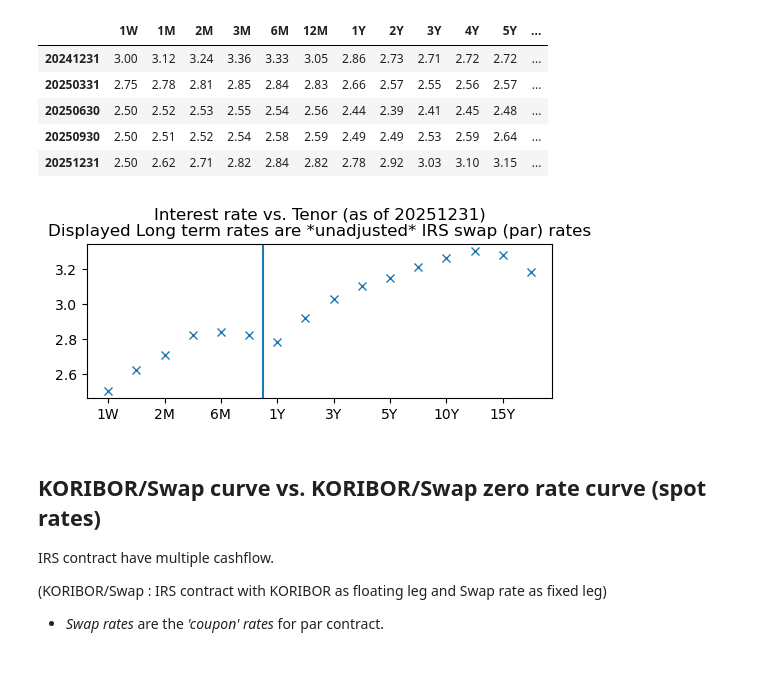
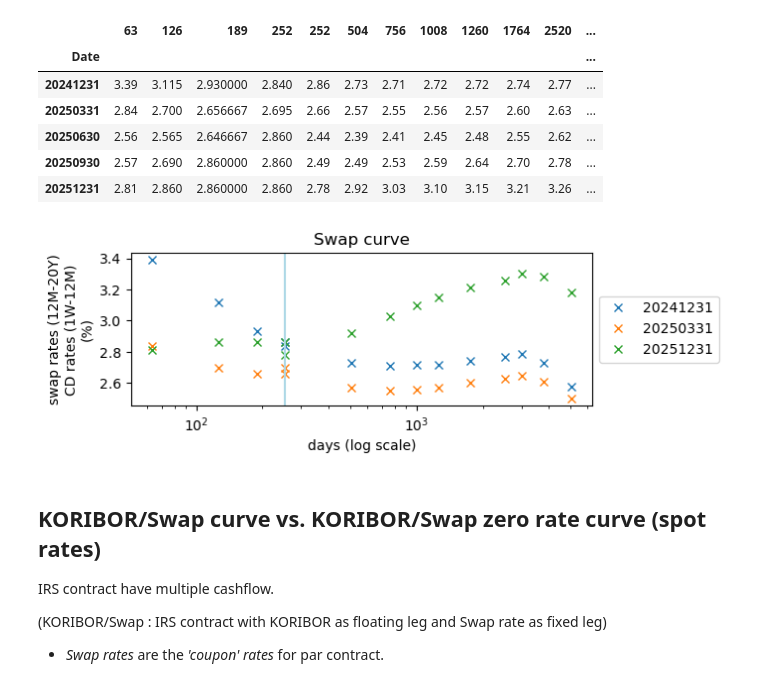
Before and after one commit to Thessal/derivatives, a Jupyter notebook: swap/x01_swap.ipynb, the cells around one changed output. Drawn from its saved outputs; the diff is of its cells as text; code cells hidden in the pictures.

Commit message:
floating leg of KRW IRS is CD91

```diff
--- a/swap/x01_swap.ipynb
+++ b/swap/x01_swap.ipynb
@@ -43,3 +47,16 @@ df_irs
 | 20251231 | Receive | 2.79 | 2.93 | 3.04 | 3.10 | 3.16 | 3.22 | 3.27 | 3.30 | 3.29 | 3.19 |
 |  | Mid | 2.78 | 2.92 | 3.03 | 3.10 | 3.15 | 3.21 | 3.26 | 3.30 | 3.28 | 3.18 |
 |  | Pay | 2.77 | 2.91 | 3.02 | 3.08 | 3.14 | 3.20 | 3.25 | 3.28 | 3.27 | 3.17 |
+# %%
+# Rates data inspection
+df_irs_mid = df_irs.loc[(slice(None), "Mid"), :].droplevel(1, axis=0)
+
+df_comparison = pd.DataFrame({
+    "CD91": df_cd91.loc[df_irs.index.get_level_values(0).unique()][" CD91"],
+    "KORIBOR 3M 12M ratio": df_koribor["12M"] / df_koribor["3M"],
+    "Swap rate 1Y": df_irs.loc[(slice(None), "Mid"), "1Y"].droplevel(1),
+})
+
+df_comparison["CD252 (estim)"] = df_comparison["CD91"] * df_comparison["KORIBOR 3M 12M ratio"]
+df_comparison["CD252 (forward looking)"] = df_comparison["CD91"].rolling(4).mean().shift(-3)
+df_comparison.drop("KORIBOR 3M 12M ratio", axis=1).plot(title="Maybe 1Y swap rate is a predictior of CD91", figsize=(5,3), marker="x")
@@ -45,0 +66,10 @@ df_irs
+# %%
+## Assuming '3M swap rate' by assuming that swap traders knows the cd91 in advance
+cd91 = df_cd91.loc[df_irs_mid.index]
+cd182 = cd91.rolling(2).mean().shift(-1).fillna(df_irs_mid.loc["20241231", "1Y"])
+cd273 = cd91.rolling(3).mean().shift(-2).fillna(df_irs_mid.loc["20241231", "1Y"])
+cd364 = cd91.rolling(4).mean().shift(-3).fillna(df_irs_mid.loc["20241231", "1Y"])
+df_irs_estim = pd.concat({
+    "3M": cd91, "6M": cd182, "9M": cd273, "12M": cd364
+}, axis=1).droplevel(1, axis=1)
+df_irs_estim
@@ -46,18 +84,25 @@ df_irs
 # %%
 df_irs_mid = df_irs.loc[(slice(None), "Mid"), :].droplevel(1)
-df_concat = pd.concat([df_koribor, df_irs_mid], axis=1).astype(float)
-df_concat.iloc[-1].plot(figsize=(6,2), marker="x", lw=0, title="Interest rate vs. Tenor (as of 20251231)\nDisplayed Long term rates are *unadjusted* IRS swap (par) rates")
-plt.axvline(5.5)
-
+df_concat = pd.concat([df_irs_estim, df_irs_mid], axis=1).copy().astype(float)
+df_concat.columns = df_concat.columns.map(lambda x: int(x[:-1]) * {"W":5, "M":21, "Y":252}[x[-1]])
+df_concat.iloc[[0,1,-1]].T.plot(
+    figsize=(6,2), marker="x", lw=0, logx=True,
+    xlabel="days (log scale)",
+    ylabel="swap rates (12M-20Y)\nCD rates (1W-12M)\n(%)",
+    title="Swap curve"
+    )
+plt.axvline(252, color="lightblue")
+plt.legend(loc='center left', bbox_to_anchor=(1.0, 0.5))
 df_concat
 # %% [output]
-|  | 1W | 1M | 2M | 3M | 6M | 12M | 1Y | 2Y | 3Y | 4Y | 5Y | ... |
-| 20241231 | 3.00 | 3.12 | 3.24 | 3.36 | 3.33 | 3.05 | 2.86 | 2.73 | 2.71 | 2.72 | 2.72 | ... |
-| 20250331 | 2.75 | 2.78 | 2.81 | 2.85 | 2.84 | 2.83 | 2.66 | 2.57 | 2.55 | 2.56 | 2.57 | ... |
-| 20250630 | 2.50 | 2.52 | 2.53 | 2.55 | 2.54 | 2.56 | 2.44 | 2.39 | 2.41 | 2.45 | 2.48 | ... |
-| 20250930 | 2.50 | 2.51 | 2.52 | 2.54 | 2.58 | 2.59 | 2.49 | 2.49 | 2.53 | 2.59 | 2.64 | ... |
-| 20251231 | 2.50 | 2.62 | 2.71 | 2.82 | 2.84 | 2.82 | 2.78 | 2.92 | 3.03 | 3.10 | 3.15 | ... |
+|  | 63 | 126 | 189 | 252 | 252 | 504 | 756 | 1008 | 1260 | 1764 | 2520 | ... |
+| Date |  |  |  |  |  |  |  |  |  |  |  | ... |
+| 20241231 | 3.39 | 3.115 | 2.930000 | 2.840 | 2.86 | 2.73 | 2.71 | 2.72 | 2.72 | 2.74 | 2.77 | ... |
+| 20250331 | 2.84 | 2.700 | 2.656667 | 2.695 | 2.66 | 2.57 | 2.55 | 2.56 | 2.57 | 2.60 | 2.63 | ... |
+| 20250630 | 2.56 | 2.565 | 2.646667 | 2.860 | 2.44 | 2.39 | 2.41 | 2.45 | 2.48 | 2.55 | 2.62 | ... |
+| 20250930 | 2.57 | 2.690 | 2.860000 | 2.860 | 2.49 | 2.49 | 2.53 | 2.59 | 2.64 | 2.70 | 2.78 | ... |
+| 20251231 | 2.81 | 2.860 | 2.860000 | 2.860 | 2.78 | 2.92 | 3.03 | 3.10 | 3.15 | 3.21 | 3.26 | ... |
-[figure, old version]
+[figure, new version]
 # %% [markdown]
 ## KORIBOR/Swap curve vs. KORIBOR/Swap zero rate curve (spot rates)
 
```
Also changed, not shown: parts of 6 cells of this notebook, 3 other files.
